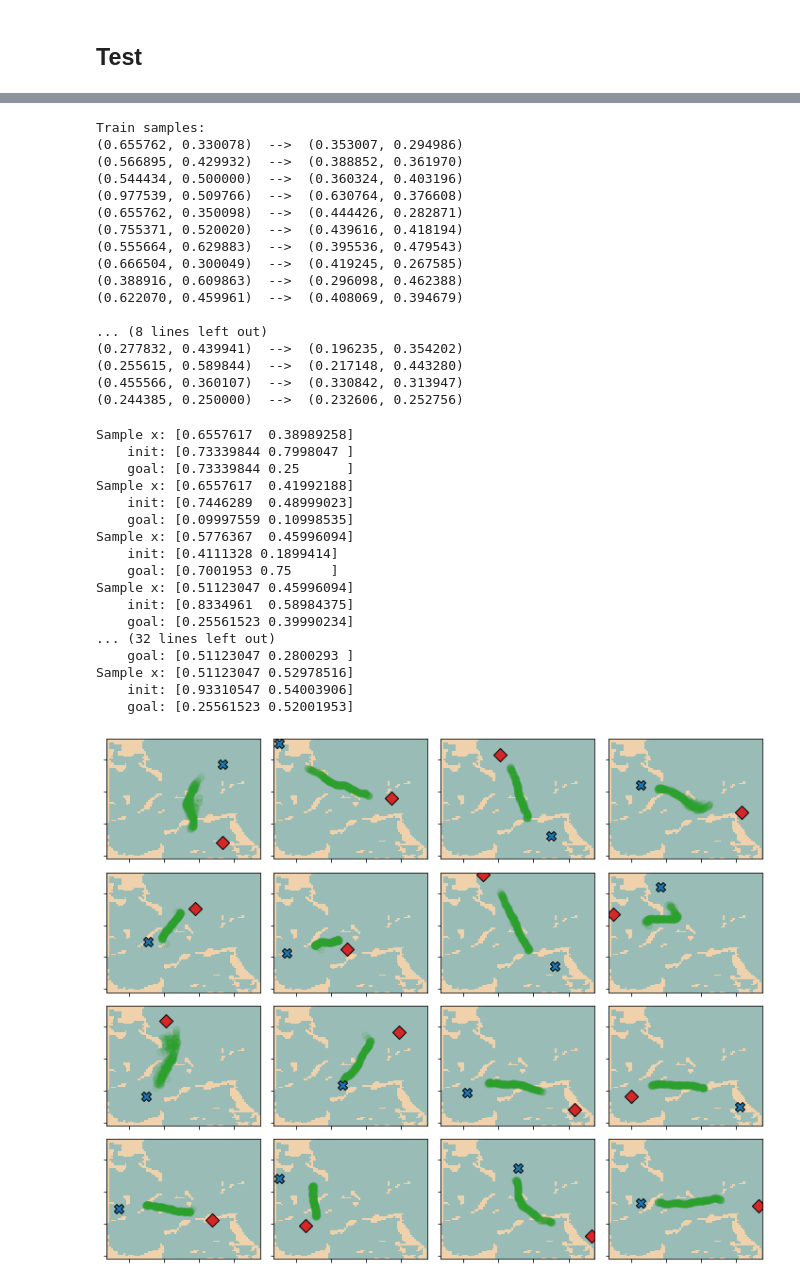
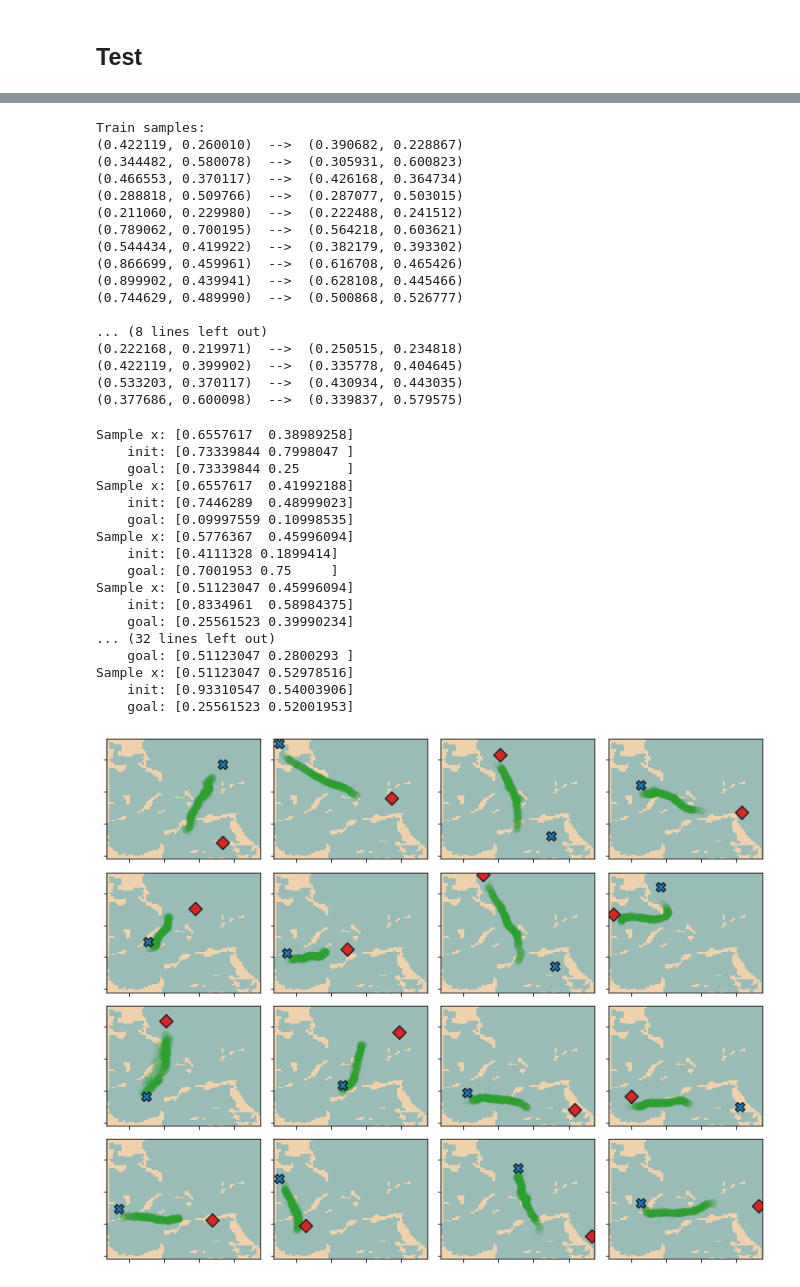
Before and after one commit to ekrell/learn-planning-space, a Jupyter notebook: BostonHarbor.ipynb, the cells around one changed output, grey strips where cells are left out. Cells and saved outputs as stored; diff of their text form; code cells hidden in the pictures.

```diff
--- a/BostonHarbor.ipynb
+++ b/BostonHarbor.ipynb
@@ -44,13 +44,13 @@ maxSamples = 400000  # Because all samples may crash
 # Hyperparams: training
 trainProp = 0.8
 batchSize = 256
-epochs = 1000
-learnRate = 1e-4
+epochs = 200
+learnRate = 1e-3
 
 # Hyperparams: network
-hiddenEncoderSize = 512
-hiddenDecoder_1_Size = 512
-hiddenDecoder_2_Size = 512
+hiddenEncoderSize = 712
+hiddenDecoder_1_Size = 712
+hiddenDecoder_2_Size = 712
 latentSize = 3
 
 # Raster
@@ -234,22 +235,22 @@ print("Test samples:")
 printModelOut(model, testDataLoader, device=device)
 # %% [output]
 Train samples:
-(0.655762, 0.330078)  -->  (0.353007, 0.294986)
-(0.566895, 0.429932)  -->  (0.388852, 0.361970)
-(0.544434, 0.500000)  -->  (0.360324, 0.403196)
-(0.977539, 0.509766)  -->  (0.630764, 0.376608)
-(0.655762, 0.350098)  -->  (0.444426, 0.282871)
-(0.755371, 0.520020)  -->  (0.439616, 0.418194)
-(0.555664, 0.629883)  -->  (0.395536, 0.479543)
-(0.666504, 0.300049)  -->  (0.419245, 0.267585)
-(0.388916, 0.609863)  -->  (0.296098, 0.462388)
-(0.622070, 0.459961)  -->  (0.408069, 0.394679)
+(0.422119, 0.260010)  -->  (0.390682, 0.228867)
+(0.344482, 0.580078)  -->  (0.305931, 0.600823)
+(0.466553, 0.370117)  -->  (0.426168, 0.364734)
+(0.288818, 0.509766)  -->  (0.287077, 0.503015)
+(0.211060, 0.229980)  -->  (0.222488, 0.241512)
+(0.789062, 0.700195)  -->  (0.564218, 0.603621)
+(0.544434, 0.419922)  -->  (0.382179, 0.393302)
+(0.866699, 0.459961)  -->  (0.616708, 0.465426)
+(0.899902, 0.439941)  -->  (0.628108, 0.445466)
+(0.744629, 0.489990)  -->  (0.500868, 0.526777)
 
 ... (8 lines left out)
-(0.277832, 0.439941)  -->  (0.196235, 0.354202)
-(0.255615, 0.589844)  -->  (0.217148, 0.443280)
-(0.455566, 0.360107)  -->  (0.330842, 0.313947)
-(0.244385, 0.250000)  -->  (0.232606, 0.252756)
+(0.222168, 0.219971)  -->  (0.250515, 0.234818)
+(0.422119, 0.399902)  -->  (0.335778, 0.404645)
+(0.533203, 0.370117)  -->  (0.430934, 0.443035)
+(0.377686, 0.600098)  -->  (0.339837, 0.579575)
 # %%
 def printSample(sample, showGrid=False):
     print("Sample x: {}".format(sample["x"]))
@@ -316,36 +317,36 @@ for i in range(sample_idxs.shape[0]):
             res = np.array(model.decoder(z, sample_C))
 
         # Plot
-        axs[i][j].scatter((res[:,0] * 100 + 12), (res[:,1] * 90 + 8), color="tab:green", s=50, alpha=0.1);
+        axs[i][j].scatter((res[:,0] * 100), (res[:,1] * 90 + 5), color="tab:green", s=50, alpha=0.1);
         axs[i][j].scatter((sample["init"][0] * 100), (sample["init"][1] * 90),
                     s=100, color="tab:red", edgecolors="black", marker="D");
         axs[i][j].scatter((sample["goal"][0] * 100), (sample["goal"][1] * 90),
                     s=100, color="tab:blue", edgecolors="black", marker="X");
         axs[i][j].set_facecolor(color=sea)
         axs[i][j].imshow(occGrid, origin='lower', cmap=cm_landsea, interpolation='nearest', aspect='auto');
         axs[i][j].yaxis.set_ticklabels([])
         axs[i][j].xaxis.set_ticklabels([])
         axs[i][j].set_xlim(7,95)
         axs[i][j].set_ylim(7,82)
 
         axs[i][j].invert_yaxis();
         plt.tight_layout()
 # %% [output]
 Sample x: [0.6557617  0.38989258]
     init: [0.73339844 0.7998047 ]
     goal: [0.73339844 0.25      ]
 Sample x: [0.6557617  0.41992188]
     init: [0.7446289  0.48999023]
     goal: [0.09997559 0.10998535]
 Sample x: [0.5776367  0.45996094]
     init: [0.4111328 0.1899414]
     goal: [0.7001953 0.75     ]
 Sample x: [0.51123047 0.45996094]
     init: [0.8334961  0.58984375]
     goal: [0.25561523 0.39990234]
 ... (32 lines left out)
     goal: [0.51123047 0.2800293 ]
 Sample x: [0.51123047 0.52978516]
     init: [0.93310547 0.54003906]
     goal: [0.25561523 0.52001953]
-[figure, old version]
+[figure, new version]
```
Also changed, not shown: parts of 6 cells of this notebook.
